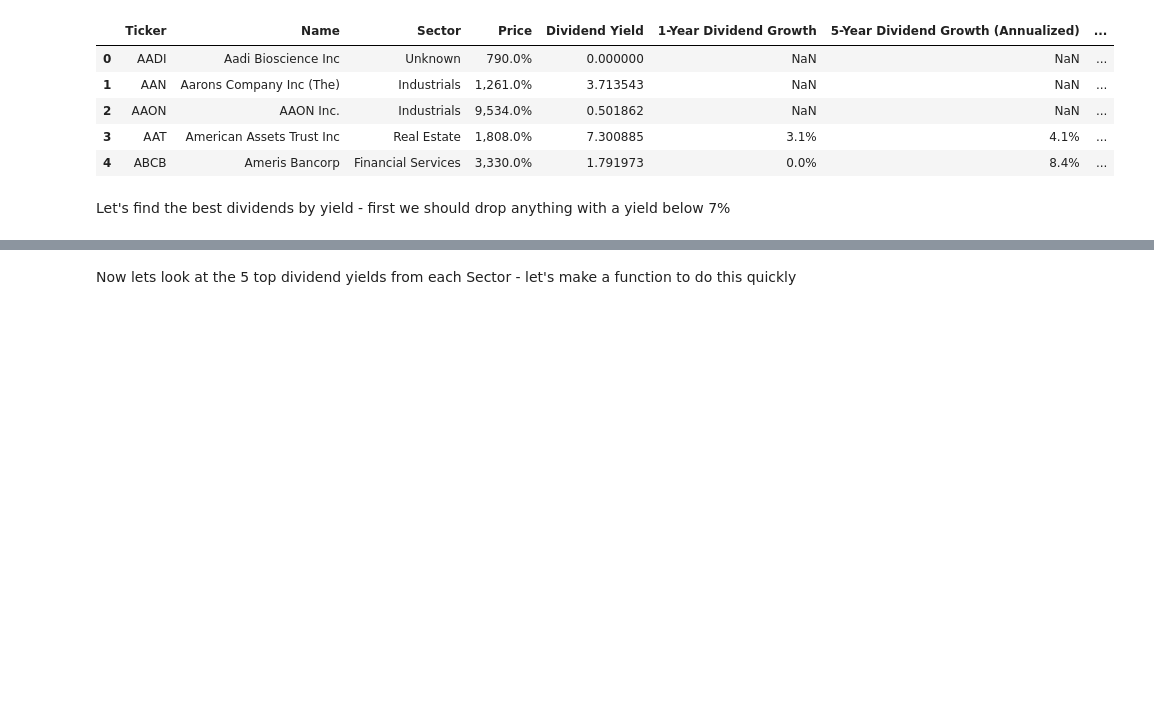
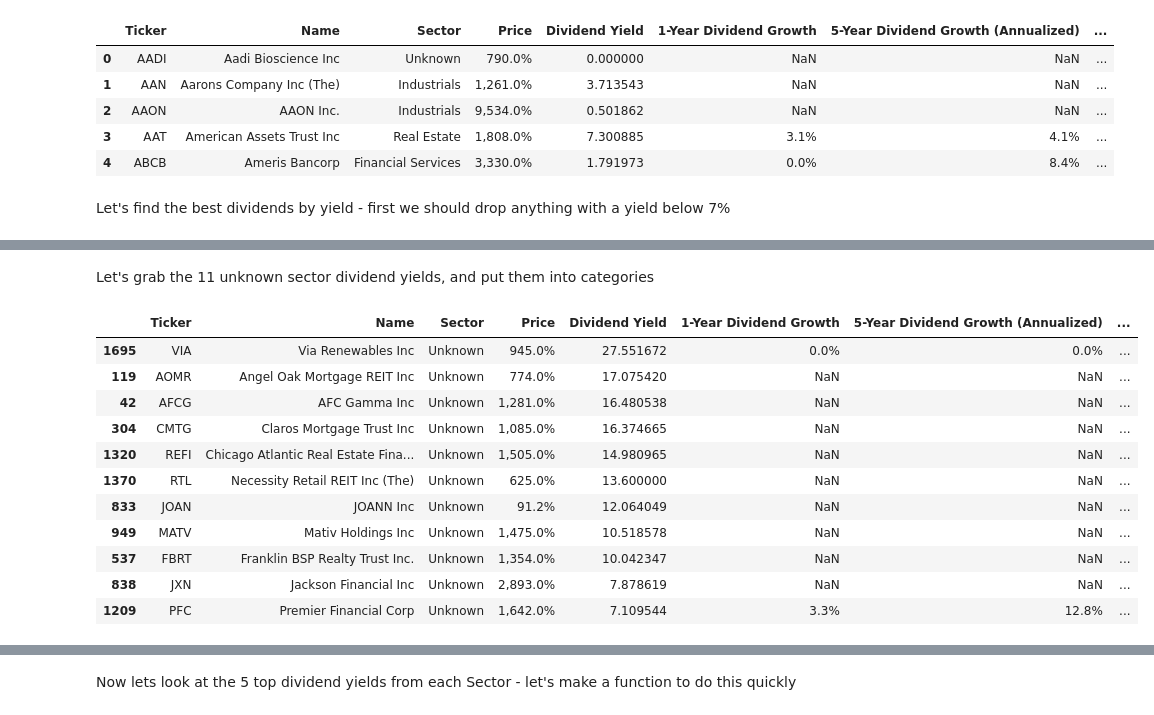
Before and after one commit to edy1482/Russel-2000, a Jupyter notebook: Dividend-Analysis.ipynb, the cells around one changed output, grey strips where cells are left out. Saved outputs shown, nothing was run; the diff lists cells and outputs as text; code cells hidden in the pictures; blank space fills up the shorter version.

Commit message:
put unknowns into categories + better display

```diff
--- a/Dividend-Analysis.ipynb
+++ b/Dividend-Analysis.ipynb
@@ -57,0 +64,17 @@ dt.head()
+# %% [markdown]
+Let's grab the 11 unknown sector dividend yields, and put them into categories
+# %%
+df[df['Sector'] == 'Unknown']
+# %% [output]
+|  | Ticker | Name | Sector | Price | Dividend Yield | 1-Year Dividend Growth | 5-Year Dividend Growth (Annualized) | ... |
+| 1695 | VIA | Via Renewables Inc | Unknown | 945.0% | 27.551672 | 0.0% | 0.0% | ... |
+| 119 | AOMR | Angel Oak Mortgage REIT Inc | Unknown | 774.0% | 17.075420 | NaN | NaN | ... |
+| 42 | AFCG | AFC Gamma Inc | Unknown | 1,281.0% | 16.480538 | NaN | NaN | ... |
+| 304 | CMTG | Claros Mortgage Trust Inc | Unknown | 1,085.0% | 16.374665 | NaN | NaN | ... |
+| 1320 | REFI | Chicago Atlantic Real Estate Fina... | Unknown | 1,505.0% | 14.980965 | NaN | NaN | ... |
+| 1370 | RTL | Necessity Retail REIT Inc (The) | Unknown | 625.0% | 13.600000 | NaN | NaN | ... |
+| 833 | JOAN | JOANN Inc | Unknown | 91.2% | 12.064049 | NaN | NaN | ... |
+| 949 | MATV | Mativ Holdings Inc | Unknown | 1,475.0% | 10.518578 | NaN | NaN | ... |
+| 537 | FBRT | Franklin BSP Realty Trust Inc. | Unknown | 1,354.0% | 10.042347 | NaN | NaN | ... |
+| 838 | JXN | Jackson Financial Inc | Unknown | 2,893.0% | 7.878619 | NaN | NaN | ... |
+| 1209 | PFC | Premier Financial Corp | Unknown | 1,642.0% | 7.109544 | 3.3% | 12.8% | ... |
```
Also changed, not shown: parts of 14 cells of this notebook.
